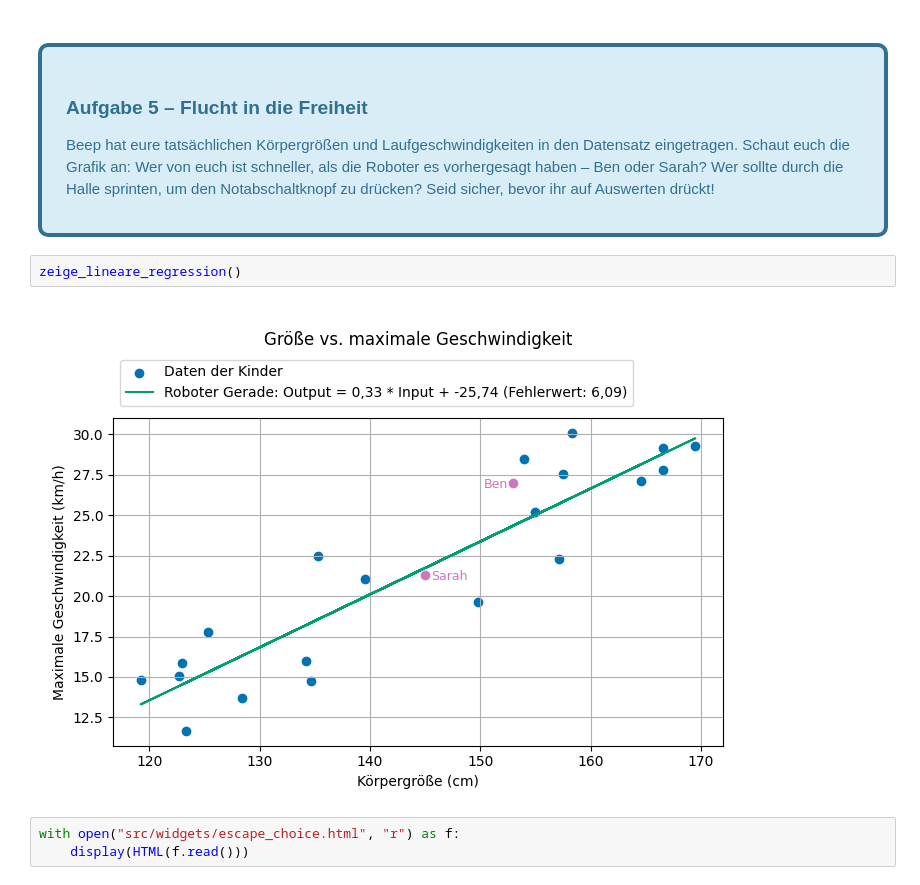
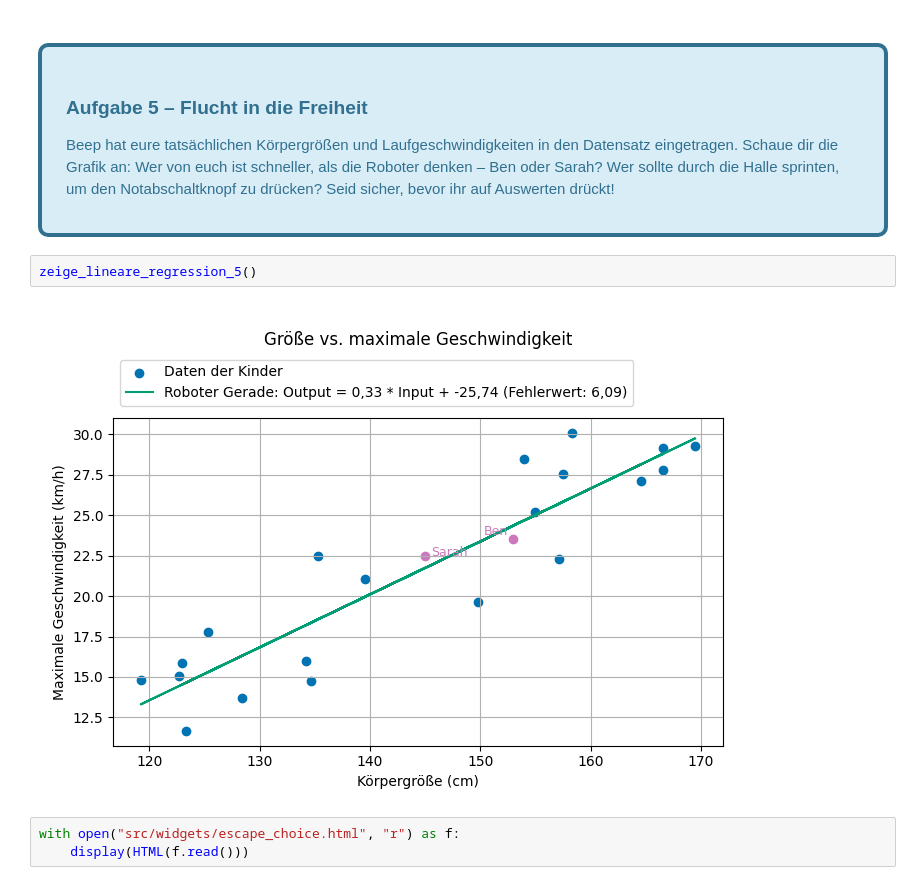
Before and after one commit to Beckerwork/design_story, a Jupyter notebook: story_game_5_rev.ipynb, the cells around one changed output. Saved outputs shown, nothing was run; the diff lists cells and outputs as text.

```diff
--- a/story_game_5_rev.ipynb
+++ b/story_game_5_rev.ipynb
@@ -75,13 +85,13 @@ Eine Pause.
   </span>
   <h3>Aufgabe 5 – Flucht in die Freiheit</h3>
   <p>
-Beep hat eure tatsächlichen Körpergrößen und Laufgeschwindigkeiten in den Datensatz eingetragen. Schaut euch die Grafik an: Wer von euch ist schneller, als die Roboter es vorhergesagt haben – Ben oder Sarah? Wer sollte durch die Halle sprinten, um den Notabschaltknopf zu drücken? Seid sicher, bevor ihr auf Auswerten drückt!
+Beep hat eure tatsächlichen Körpergrößen und Laufgeschwindigkeiten in den Datensatz eingetragen. Schaue dir die Grafik an: Wer von euch ist schneller, als die Roboter denken – Ben oder Sarah? Wer sollte durch die Halle sprinten, um den Notabschaltknopf zu drücken? Seid sicher, bevor ihr auf Auswerten drückt!
   </p>
 </div>
-# %%
-zeige_lineare_regression()
-# %% [output]
-[figure, removed]
+# %%
+zeige_lineare_regression_5()
+# %% [output]
+[figure, added]
 # %%
 with open("src/widgets/escape_choice.html", "r") as f:
     display(HTML(f.read()))
```
Also changed, not shown: parts of 2 cells of this notebook, 7 other files.
